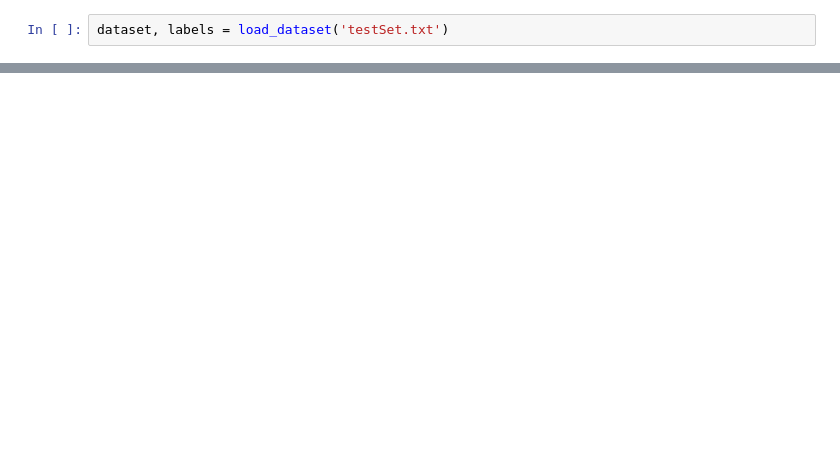
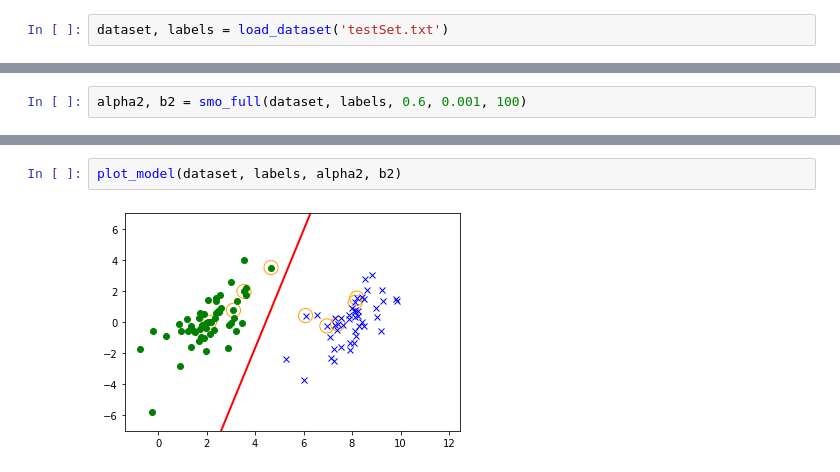
Before and after one commit to zimancheng/MachineLearning, a Jupyter notebook: Ch6/svm_model.ipynb, the cells around one changed output, grey strips where cells are left out. Saved outputs shown, nothing was run; the diff lists cells and outputs as text; blank space fills up the shorter version.

```diff
--- a/Ch6/svm_model.ipynb
+++ b/Ch6/svm_model.ipynb
@@ -176,0 +367,2 @@ for i in range(sup_vec.shape[0]):
+# %%
+alpha2, b2 = smo_full(dataset, labels, 0.6, 0.001, 100)
@@ -176,0 +387,4 @@ for i in range(sup_vec.shape[0]):
+# %%
+plot_model(dataset, labels, alpha2, b2)
+# %% [output]
+[figure, added]
```
Also changed, not shown: parts of 6 cells of this notebook, 4 other files.
